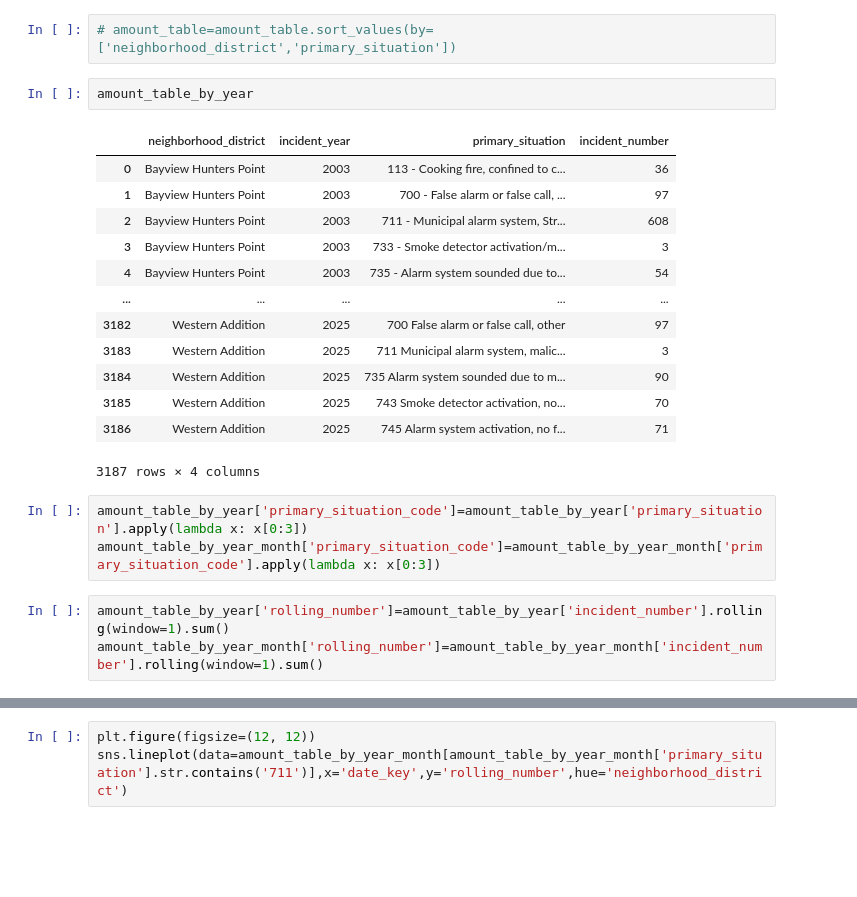
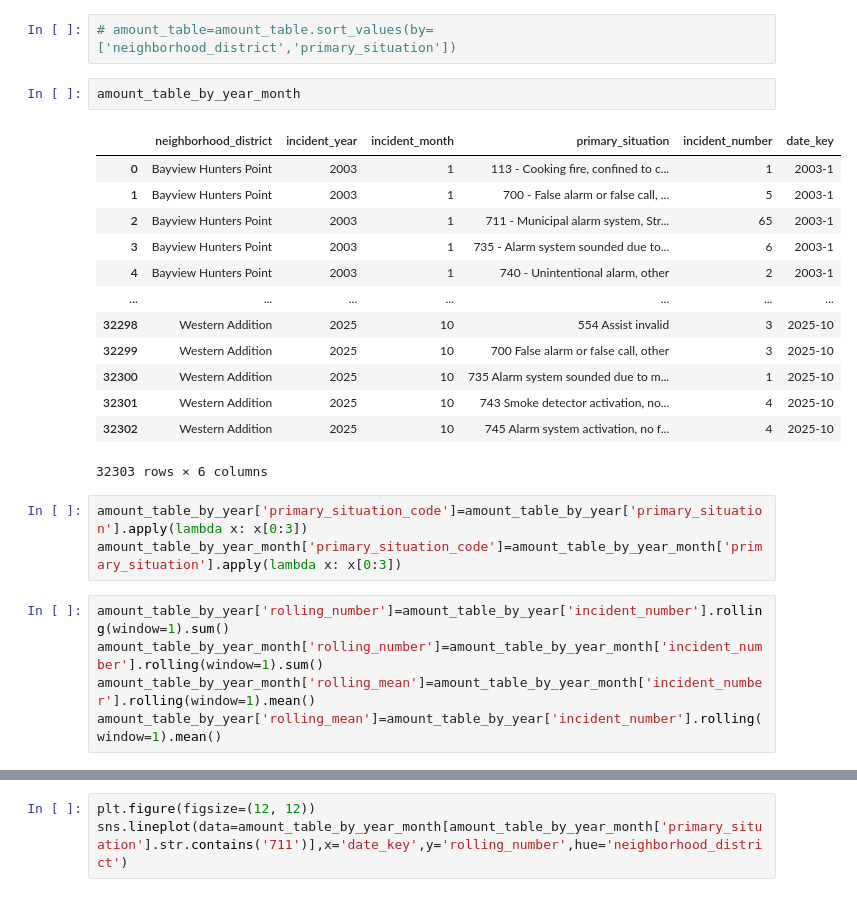
Before and after one commit to griffintighe/fire_ml, a Jupyter notebook: explore.ipynb, the cells around one changed output, grey strips where cells are left out. Drawn from its saved outputs; the diff is of its cells as text; blank space fills up the shorter version.

```diff
--- a/explore.ipynb
+++ b/explore.ipynb
@@ -168,27 +152,29 @@ amount_table_by_year_month['date_key']=amount_table_by_year_month.apply(lambda x
 # %%
 # amount_table=amount_table.sort_values(by=['neighborhood_district','primary_situation'])
 # %%
-amount_table_by_year
+amount_table_by_year_month
 # %% [output]
-|  | neighborhood_district | incident_year | primary_situation | incident_number |
-| 0 | Bayview Hunters Point | 2003 | 113 - Cooking fire, confined to c... | 36 |
-| 1 | Bayview Hunters Point | 2003 | 700 - False alarm or false call, ... | 97 |
-| 2 | Bayview Hunters Point | 2003 | 711 - Municipal alarm system, Str... | 608 |
-| 3 | Bayview Hunters Point | 2003 | 733 - Smoke detector activation/m... | 3 |
-| 4 | Bayview Hunters Point | 2003 | 735 - Alarm system sounded due to... | 54 |
-| ... | ... | ... | ... | ... |
-| 3182 | Western Addition | 2025 | 700 False alarm or false call, other | 97 |
-| 3183 | Western Addition | 2025 | 711 Municipal alarm system, malic... | 3 |
-| 3184 | Western Addition | 2025 | 735 Alarm system sounded due to m... | 90 |
-| 3185 | Western Addition | 2025 | 743 Smoke detector activation, no... | 70 |
-| 3186 | Western Addition | 2025 | 745 Alarm system activation, no f... | 71 |
+|  | neighborhood_district | incident_year | incident_month | primary_situation | incident_number | date_key |
+| 0 | Bayview Hunters Point | 2003 | 1 | 113 - Cooking fire, confined to c... | 1 | 2003-1 |
+| 1 | Bayview Hunters Point | 2003 | 1 | 700 - False alarm or false call, ... | 5 | 2003-1 |
+| 2 | Bayview Hunters Point | 2003 | 1 | 711 - Municipal alarm system, Str... | 65 | 2003-1 |
+| 3 | Bayview Hunters Point | 2003 | 1 | 735 - Alarm system sounded due to... | 6 | 2003-1 |
+| 4 | Bayview Hunters Point | 2003 | 1 | 740 - Unintentional alarm, other | 2 | 2003-1 |
+| ... | ... | ... | ... | ... | ... | ... |
+| 32298 | Western Addition | 2025 | 10 | 554 Assist invalid | 3 | 2025-10 |
+| 32299 | Western Addition | 2025 | 10 | 700 False alarm or false call, other | 3 | 2025-10 |
+| 32300 | Western Addition | 2025 | 10 | 735 Alarm system sounded due to m... | 1 | 2025-10 |
+| 32301 | Western Addition | 2025 | 10 | 743 Smoke detector activation, no... | 4 | 2025-10 |
+| 32302 | Western Addition | 2025 | 10 | 745 Alarm system activation, no f... | 4 | 2025-10 |
-3187 rows × 4 columns
+32303 rows × 6 columns
 # %%
 amount_table_by_year['primary_situation_code']=amount_table_by_year['primary_situation'].apply(lambda x: x[0:3])
-amount_table_by_year_month['primary_situation_code']=amount_table_by_year_month['primary_situation_code'].apply(lambda x: x[0:3])
+amount_table_by_year_month['primary_situation_code']=amount_table_by_year_month['primary_situation'].apply(lambda x: x[0:3])
 # %%
 amount_table_by_year['rolling_number']=amount_table_by_year['incident_number'].rolling(window=1).sum()
 amount_table_by_year_month['rolling_number']=amount_table_by_year_month['incident_number'].rolling(window=1).sum()
+amount_table_by_year_month['rolling_mean']=amount_table_by_year_month['incident_number'].rolling(window=1).mean()
+amount_table_by_year['rolling_mean']=amount_table_by_year['incident_number'].rolling(window=1).mean()
 # %%
 
 sns.lineplot(data=amount_table_by_year_month[amount_table_by_year_month['incident_year']==2003],x='date_key',y='incident_number',hue='neighborhood_district')
```
Also changed, not shown: parts of 31 cells of this notebook.
